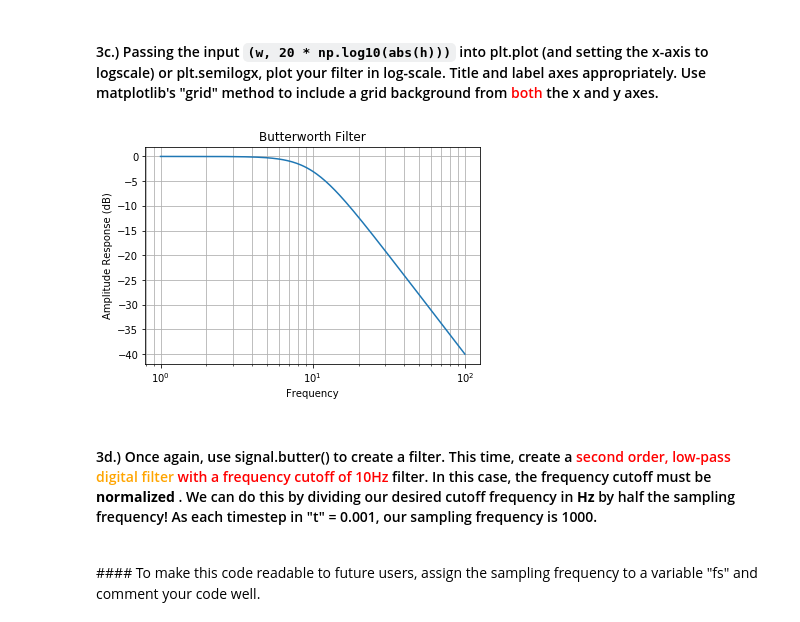
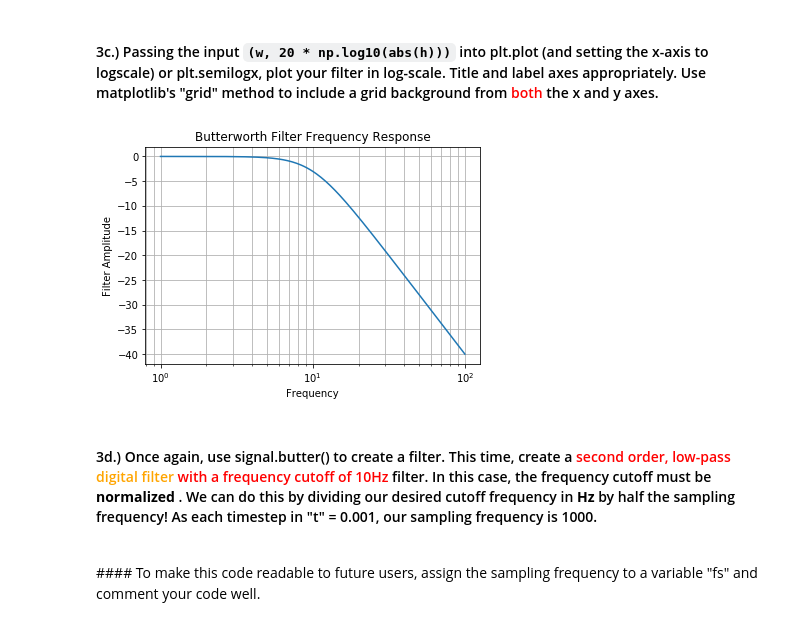
Before and after one commit to msa2011/PythonDataCourse, a Jupyter notebook: Homeworks/HW3/HW3_Part_1_Mohsin.ipynb, the cells around one changed output. Drawn from its saved outputs; the diff is of its cells as text; code cells hidden in the pictures.

```diff
--- a/Homeworks/HW3/HW3_Part_1_Mohsin.ipynb
+++ b/Homeworks/HW3/HW3_Part_1_Mohsin.ipynb
@@ -124,13 +120,13 @@ w,h = signal.freqs(b, a)
 # %%
 fig = plt.plot(w, 20 * np.log10(abs(h)))
 plt.xscale('log')
 plt.grid(which='both',axis='both')
-plt.title('Butterworth Filter')
+plt.title('Butterworth Filter Frequency Response')
 plt.xlabel('Frequency')
-plt.ylabel('Amplitude Response (dB)')
+plt.ylabel('Filter Amplitude')
 plt.show()
 # %% [output]
-[figure, old version]
+[figure, new version]
 # %% [markdown]
 #### 3d.) Once again, use signal.butter() to create a filter. This time, create a <font color=red>second order, low-pass </font> <font color=orange> digital filter</font><font color=red> with a frequency cutoff of 10Hz</font>  filter. In this case, the frequency cutoff must be __normalized__ . We can do this by dividing our desired cutoff frequency in __Hz__ by half the sampling frequency! As each timestep in "t" = 0.001, our sampling frequency is 1000.
 <br>
```
Also changed, not shown: parts of 5 cells of this notebook, 4 other files.
